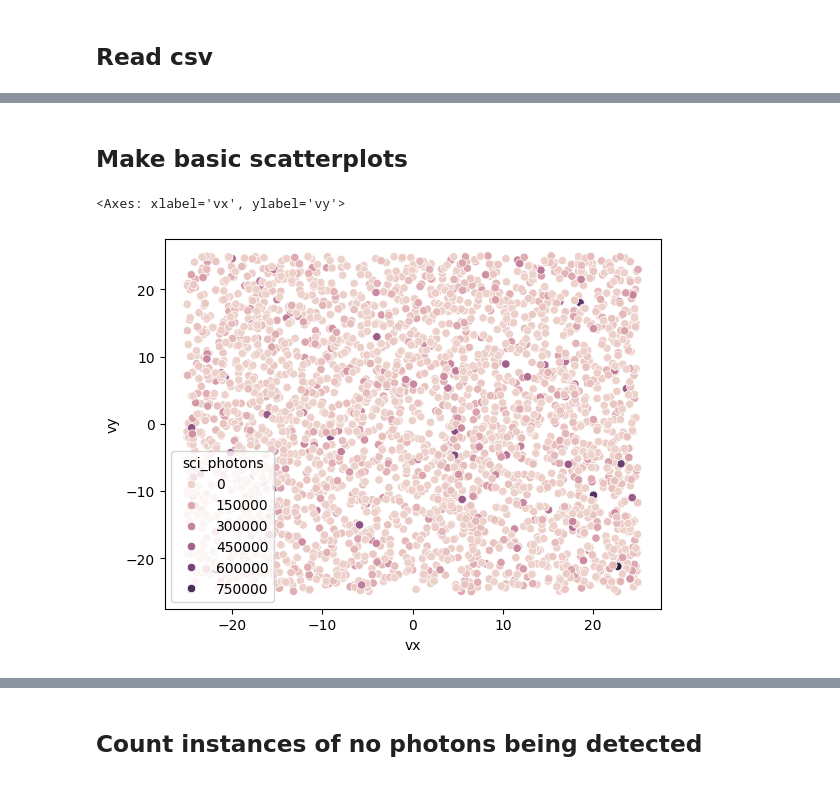
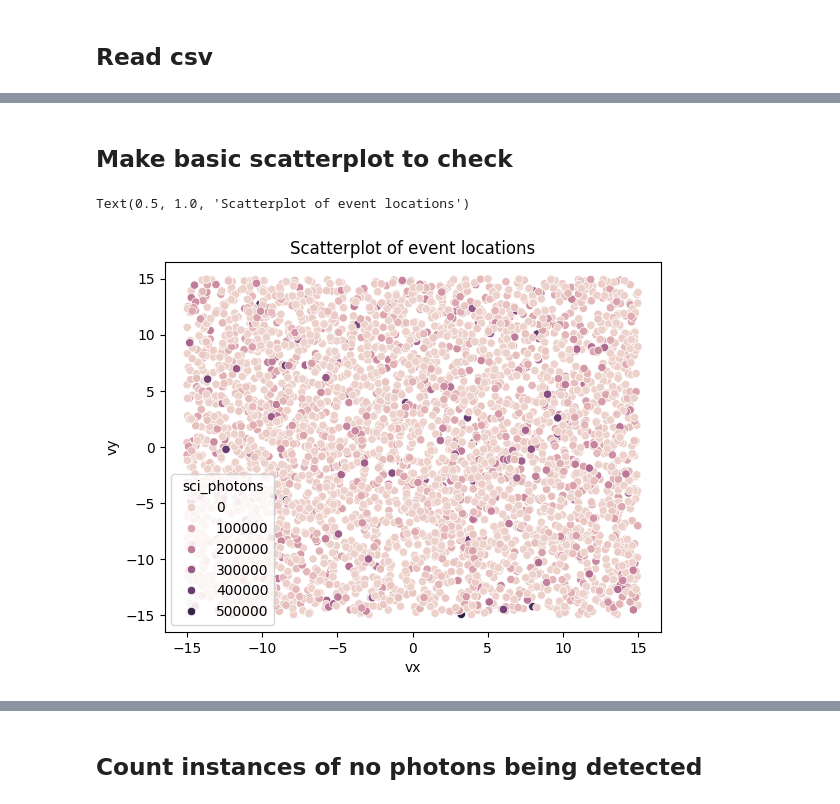
Before and after one commit to dobsonco/Detectors, a Jupyter notebook: processing.ipynb, the cells around one changed output, grey strips where cells are left out. Cells and saved outputs as stored; diff of their text form; code cells hidden in the pictures.

```diff
--- a/processing.ipynb
+++ b/processing.ipynb
@@ -6,7 +8,7 @@ import seaborn as sns
 # %% [markdown]
 ## Read csv
 # %%
-df = pd.read_csv("neutron.csv")
+df: pd.DataFrame = pd.read_csv("neutron15x15.csv")
 df.head()
 # %% [output]
 |  | vx | vy | vz | sci_photons | xpos0 | ypos0 | photons0 | xpos1 | ypos1 | photons1 | ... |
@@ -18,7 +20,8 @@ df.head()
 # %% [markdown]
-## Make basic scatterplots
+## Make basic scatterplot to check
 # %%
 sns.scatterplot(data=df,x='vx',y='vy',hue="sci_photons")
+plt.title("Scatterplot of event locations")
 # %% [output]
-<Axes: xlabel='vx', ylabel='vy'>
+Text(0.5, 1.0, 'Scatterplot of event locations')
-[figure, old version]
+[figure, new version]
```
Also changed, not shown: parts of 17 cells of this notebook, 1 other file.
